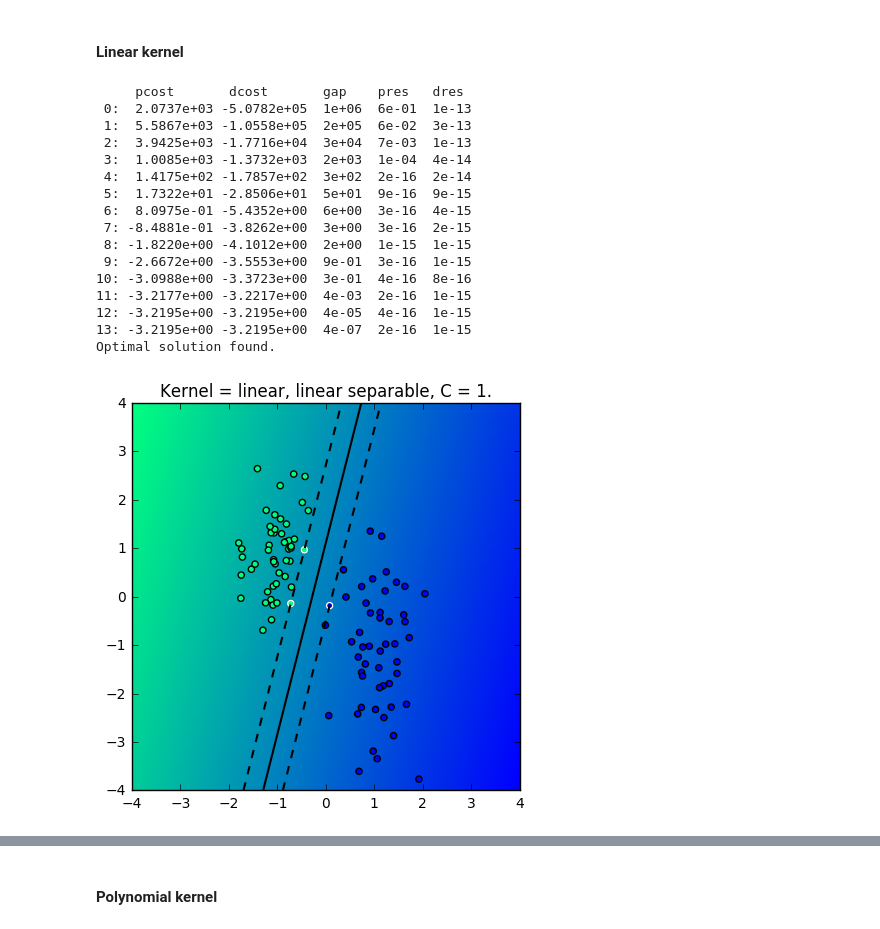
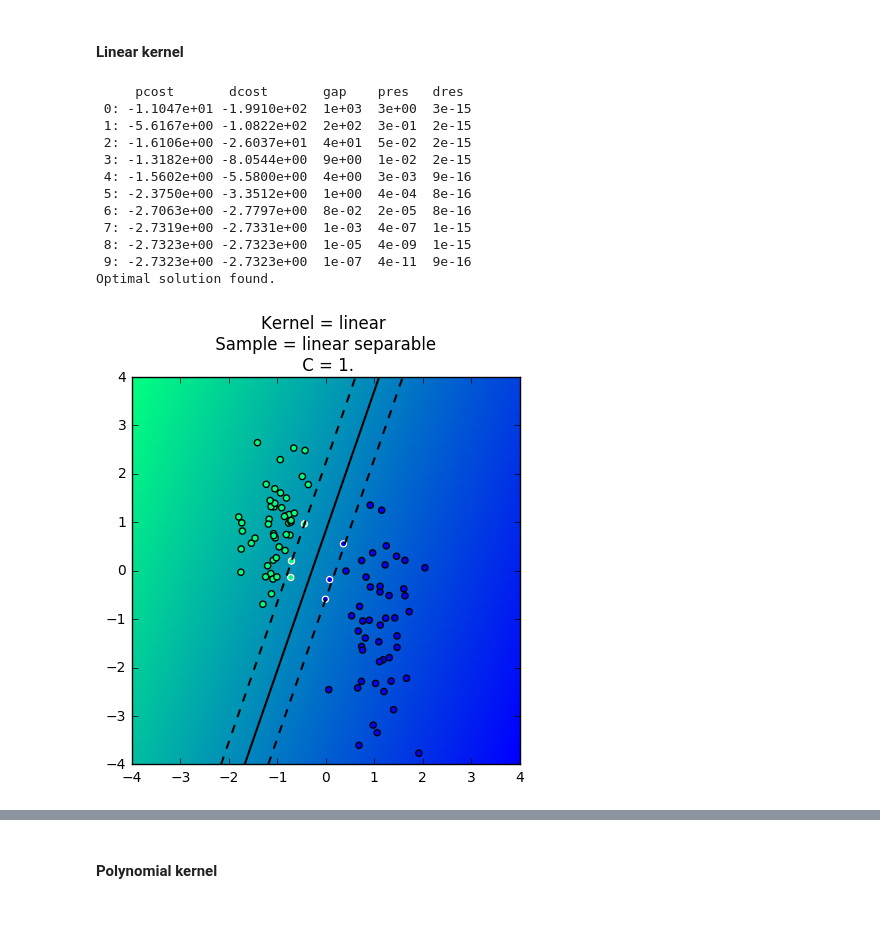
Before and after one commit to Anastasiia-Grishina/ML-DM, a Jupyter notebook: Grishina Anastasiia Lab #3 SVM (QP, Kernel trick).ipynb, the cells around one changed output, grey strips where cells are left out. Drawn from its saved outputs; the diff is of its cells as text; code cells hidden in the pictures.

Commit message:
Fixed last errors
No straight lines in KernelSVM - everythig works now.
Updated conclusions on Kernel SVM

```diff
--- a/Grishina Anastasiia Lab #3 SVM (QP, Kernel trick).ipynb
+++ b/Grishina Anastasiia Lab #3 SVM (QP, Kernel trick).ipynb
@@ -378,12 +378,15 @@ non_lin_sep['y'] = [change_zero(x) for x in non_lin_sep['y']]
 # %% [output]
 [figure]
 # %%
-random_state = 3
+random_state = 9
 X, y = make_classification(n_samples=100, n_features=2, \
                            n_informative = 2, n_redundant=0, \
-                           n_clusters_per_class=1, hypercube = False, random_state=random_state)
+                           n_clusters_per_class=1, random_state=random_state)
 plt.scatter(X[:, 0], X[:, 1], c=y, cmap='winter')
 non_sep = {'X': X, 'y' : y}
 non_sep['y'] = [change_zero(x) for x in non_sep['y']]
-X.shape
+
+
+# random_state = 9
+# X_ns, y_ns = make_classification(n_samples=100, n_features=2, n_redundant=0, n_clusters_per_class=1, random_state=random_state)
 # %% [output]
@@ -413,7 +415,7 @@ Objects that correspond to these equations are called **support vectors**
 # %% [markdown]
 Plotting function below
 # %%
-def plot_hyperplane(model, train_X_y, title = '', sq_transformed = False):
+def plot_hyperplane(model, train_X_y, title = '', sq_transformed = False, mesh_num = 200 ):
     fig = plt.figure(figsize=(5, 5))
     X =  train_X_y['X']
     y =  train_X_y['y']
@@ -428,8 +430,8 @@ def plot_hyperplane(model, train_X_y, title = '', sq_transformed = False):
     plt.scatter(sv['X'][:,0], sv['X'][:,1], c = sv['y'], cmap='winter', facecolors='none', edgecolors='w')
 
     # grid
-    xvals = np.linspace(-4, 4, 200)
-    yvals = np.linspace(-4, 4, 200)
+    xvals = np.linspace(-4, 4, mesh_num)
+    yvals = np.linspace(-4, 4, mesh_num)
     xx, yy = np.meshgrid(xvals, yvals)
 
     x_v = xx.ravel()
@@ -750,14 +755,14 @@ class KernelSVM(BaseEstimator):
         self.supp_barrier = supp_barrier
         self.transform = transform
 
-    def kernel_trans(self, x, z):
+    def kernel_transform(self, x, z):
         if self.kernel_type == 'lin':
             return np.dot(x, z)
         elif self.kernel_type == 'polynome':
             return ( (np.dot(x, z) + 1.) ** self.k_param )
         elif self.kernel_type == 'Gauss':
             return np.exp( ( -1. * float( LA.norm(x - z) )** 2  ) \
-                          / ( 2. * self.k_param * self.k_param ) )
+                          / ( 2. * self.k_param ) )
 
     def fit(self, X, y):
 #       as we have already made a kernel transformation, X denotes
@@ -802,7 +807,7 @@ class KernelSVM(BaseEstimator):
         P = np.zeros( ( n,n) )
         for i in range ( 0, n ):
             for j in range ( 0, n ):
-                P[i,j] = y[i] * y[j] * self.kernel_trans( X[i], X[j] )
+                P[i,j] = y[i] * y[j] * self.kernel_transform( X[i], X[j] )
         return P
 
     def _form_q ( self, n ):
@@ -840,7 +845,7 @@ class KernelSVM(BaseEstimator):
         prob = np.zeros ( X.shape[0] )
         for i in range( X.shape[0] ):
             sum_1 = sum (self.a_[j] * self.y_[j] \
-                         * np.dot ( self.X_[j], X[i] ) for j in self.supp_ )
+                         * self.kernel_transform ( self.X_[j], X[i] ) for j in self.supp_ )
             prob[i] = sum_1 + self.bias_
 
         return prob.flatten()
@@ -856,27 +861,23 @@ class KernelSVM(BaseEstimator):
 # %% [markdown]
 #### Linear kernel
 # %%
-model = KernelSVM ( C = 1e+2, kernel_type = 'lin', error = True )
+model = KernelSVM ( C = 1e+0, kernel_type = 'lin', error = True )
 fit = model.fit(lin_sep['X'], lin_sep['y'])
-plot_hyperplane ( model, lin_sep, title = 'Kernel = linear, linear separable, C = 1.' )
+plot_hyperplane ( model, lin_sep, title = 'Kernel = linear \n Sample = linear separable \n C = 1.', mesh_num = 100 )
 # %% [output]
      pcost       dcost       gap    pres   dres
- 0:  2.0737e+03 -5.0782e+05  1e+06  6e-01  1e-13
- 1:  5.5867e+03 -1.0558e+05  2e+05  6e-02  3e-13
- 2:  3.9425e+03 -1.7716e+04  3e+04  7e-03  1e-13
- 3:  1.0085e+03 -1.3732e+03  2e+03  1e-04  4e-14
- 4:  1.4175e+02 -1.7857e+02  3e+02  2e-16  2e-14
- 5:  1.7322e+01 -2.8506e+01  5e+01  9e-16  9e-15
- 6:  8.0975e-01 -5.4352e+00  6e+00  3e-16  4e-15
- 7: -8.4881e-01 -3.8262e+00  3e+00  3e-16  2e-15
- 8: -1.8220e+00 -4.1012e+00  2e+00  1e-15  1e-15
- 9: -2.6672e+00 -3.5553e+00  9e-01  3e-16  1e-15
-10: -3.0988e+00 -3.3723e+00  3e-01  4e-16  8e-16
-11: -3.2177e+00 -3.2217e+00  4e-03  2e-16  1e-15
-12: -3.2195e+00 -3.2195e+00  4e-05  4e-16  1e-15
-13: -3.2195e+00 -3.2195e+00  4e-07  2e-16  1e-15
+ 0: -1.1047e+01 -1.9910e+02  1e+03  3e+00  3e-15
+ 1: -5.6167e+00 -1.0822e+02  2e+02  3e-01  2e-15
+ 2: -1.6106e+00 -2.6037e+01  4e+01  5e-02  2e-15
+ 3: -1.3182e+00 -8.0544e+00  9e+00  1e-02  2e-15
+ 4: -1.5602e+00 -5.5800e+00  4e+00  3e-03  9e-16
+ 5: -2.3750e+00 -3.3512e+00  1e+00  4e-04  8e-16
+ 6: -2.7063e+00 -2.7797e+00  8e-02  2e-05  8e-16
+ 7: -2.7319e+00 -2.7331e+00  1e-03  4e-07  1e-15
+ 8: -2.7323e+00 -2.7323e+00  1e-05  4e-09  1e-15
+ 9: -2.7323e+00 -2.7323e+00  1e-07  4e-11  9e-16
 Optimal solution found.
-[figure, old version]
+[figure, new version]
 # %%
 model = KernelSVM ( C = 1e+0, kernel_type = 'lin', error = True )
 fit = model.fit(non_lin_sep['X'], non_lin_sep['y'])
```
Also changed, not shown: parts of 33 cells of this notebook.
